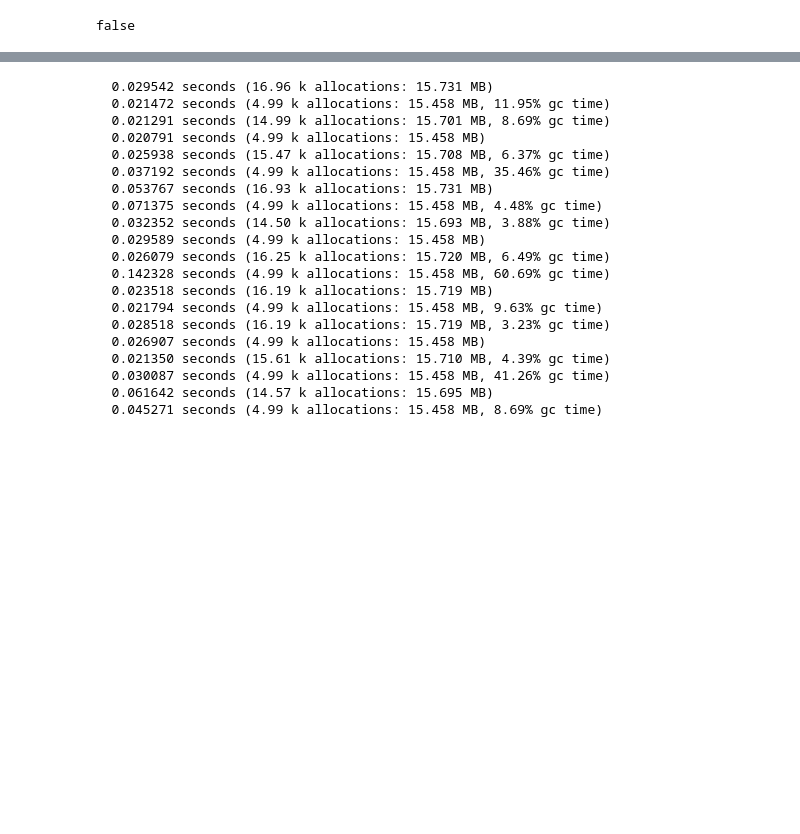
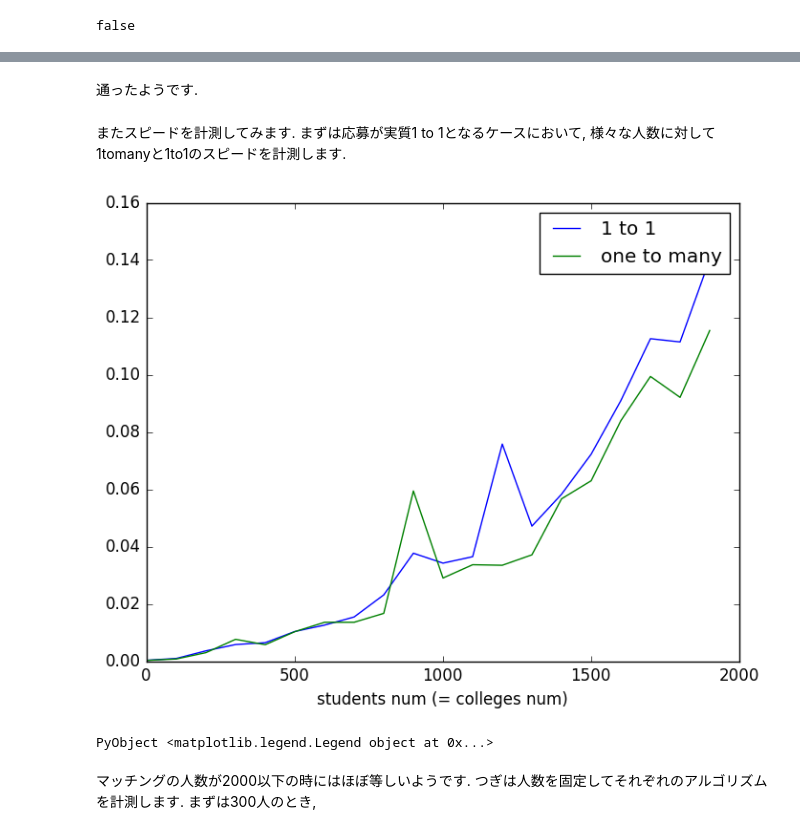
Before and after one commit to nswa17/DA.jl, a Jupyter notebook: DA2.ipynb, the cells around one changed output, grey strips where cells are left out. Drawn from its saved outputs; the diff is of its cells as text; code cells hidden in the pictures; blank space fills up the shorter version.

```diff
--- a/DA2.ipynb
+++ b/DA2.ipynb
@@ -137,29 +50,17 @@ speedtest (generic function with 2 methods)
+# %% [markdown]
+通ったようです.
+# %% [markdown]
+またスピードを計測してみます. まずは応募が実質1 to 1となるケースにおいて, 様々な人数に対して1tomanyと1to1のスピードを計測します.
 # %%
-for i in 1:10
-    n = 1000
-    m_prefs, f_prefs = DA.generate_random_preference_data(n, n)
+one2one_times = Float64[]
+one2many_times = Float64[]
+for i in 1:20
+    m = i * 100
+    n = i * 100
+    m_prefs, f_prefs = DA.generate_random_preference_data(m, n)
     caps = ones(Int, n)
-    @time speedtest(1, m_prefs, f_prefs, caps)
-    @time speedtest(1, m_prefs, f_prefs)
+    _, elapsedtime, _, _, _ = @timed DA.call_match(m_prefs, f_prefs, caps)
+    push!(one2one_times, elapsedtime)
+    _, elapsedtime, _, _, _ = @timed DA.call_match(m_prefs, f_prefs)
+    push!(one2many_times, elapsedtime)
 end
-# %% [output]
-  0.029542 seconds (16.96 k allocations: 15.731 MB)
-  0.021472 seconds (4.99 k allocations: 15.458 MB, 11.95% gc time)
-  0.021291 seconds (14.99 k allocations: 15.701 MB, 8.69% gc time)
-  0.020791 seconds (4.99 k allocations: 15.458 MB)
-  0.025938 seconds (15.47 k allocations: 15.708 MB, 6.37% gc time)
-  0.037192 seconds (4.99 k allocations: 15.458 MB, 35.46% gc time)
-  0.053767 seconds (16.93 k allocations: 15.731 MB)
-  0.071375 seconds (4.99 k allocations: 15.458 MB, 4.48% gc time)
-  0.032352 seconds (14.50 k allocations: 15.693 MB, 3.88% gc time)
-  0.029589 seconds (4.99 k allocations: 15.458 MB)
-  0.026079 seconds (16.25 k allocations: 15.720 MB, 6.49% gc time)
-  0.142328 seconds (4.99 k allocations: 15.458 MB, 60.69% gc time)
-  0.023518 seconds (16.19 k allocations: 15.719 MB)
-  0.021794 seconds (4.99 k allocations: 15.458 MB, 9.63% gc time)
-  0.028518 seconds (16.19 k allocations: 15.719 MB, 3.23% gc time)
-  0.026907 seconds (4.99 k allocations: 15.458 MB)
-  0.021350 seconds (15.61 k allocations: 15.710 MB, 4.39% gc time)
-  0.030087 seconds (4.99 k allocations: 15.458 MB, 41.26% gc time)
-  0.061642 seconds (14.57 k allocations: 15.695 MB)
-  0.045271 seconds (4.99 k allocations: 15.458 MB, 8.69% gc time)
@@ -165,0 +69,10 @@ end
+# %%
+plot(collect(1:100:2000), one2one_times, label="1 to 1")
+plot(collect(1:100:2000), one2many_times, label="one to many")
+PyPlot.xlabel("students num (= colleges num)")
+legend()
+# %% [output]
+[figure, added]
+PyObject <matplotlib.legend.Legend object at 0x...>
+# %% [markdown]
+マッチングの人数が2000以下の時にはほぼ等しいようです. つぎは人数を固定してそれぞれのアルゴリズムを計測します. まずは300人のとき,
```
Also changed, not shown: parts of 30 cells of this notebook, 2 other files.
